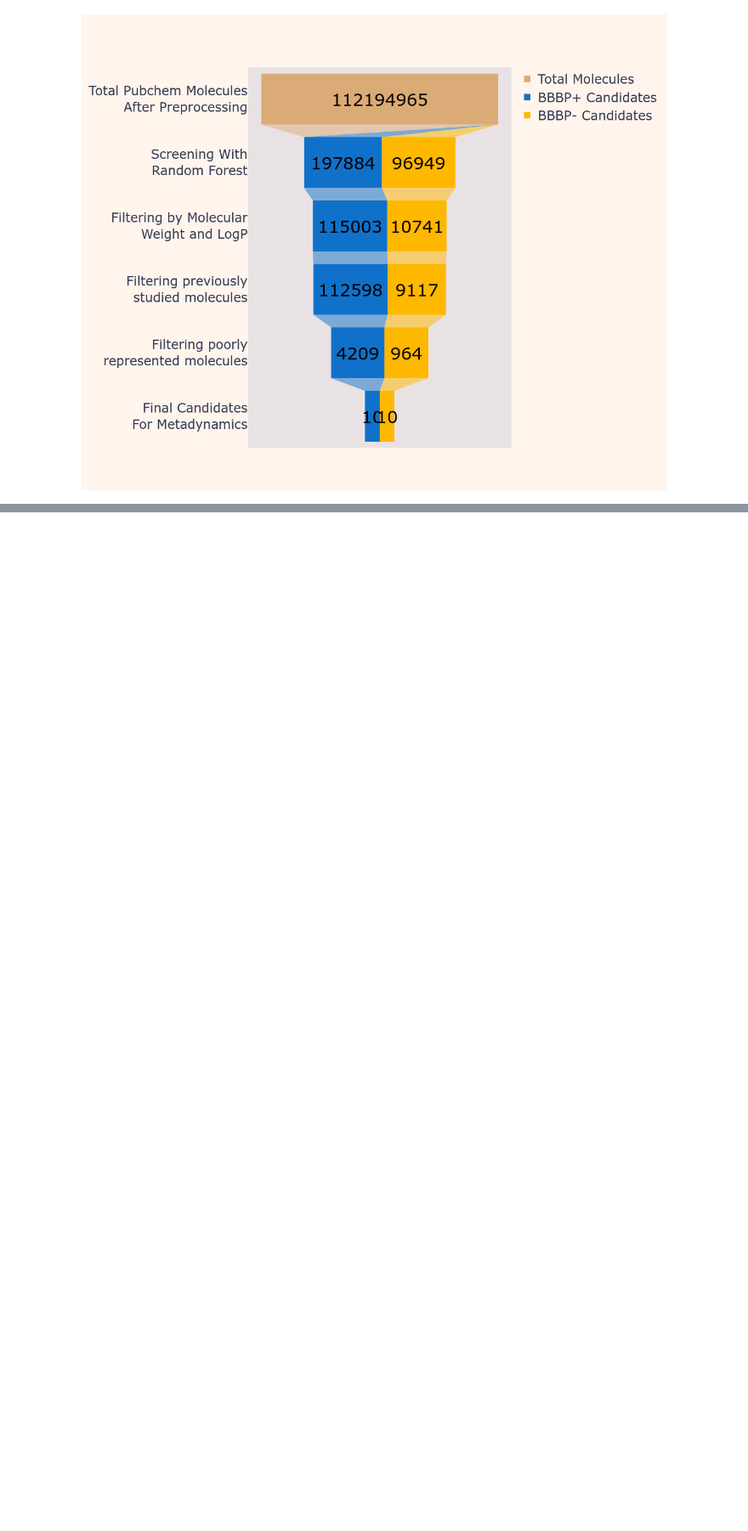
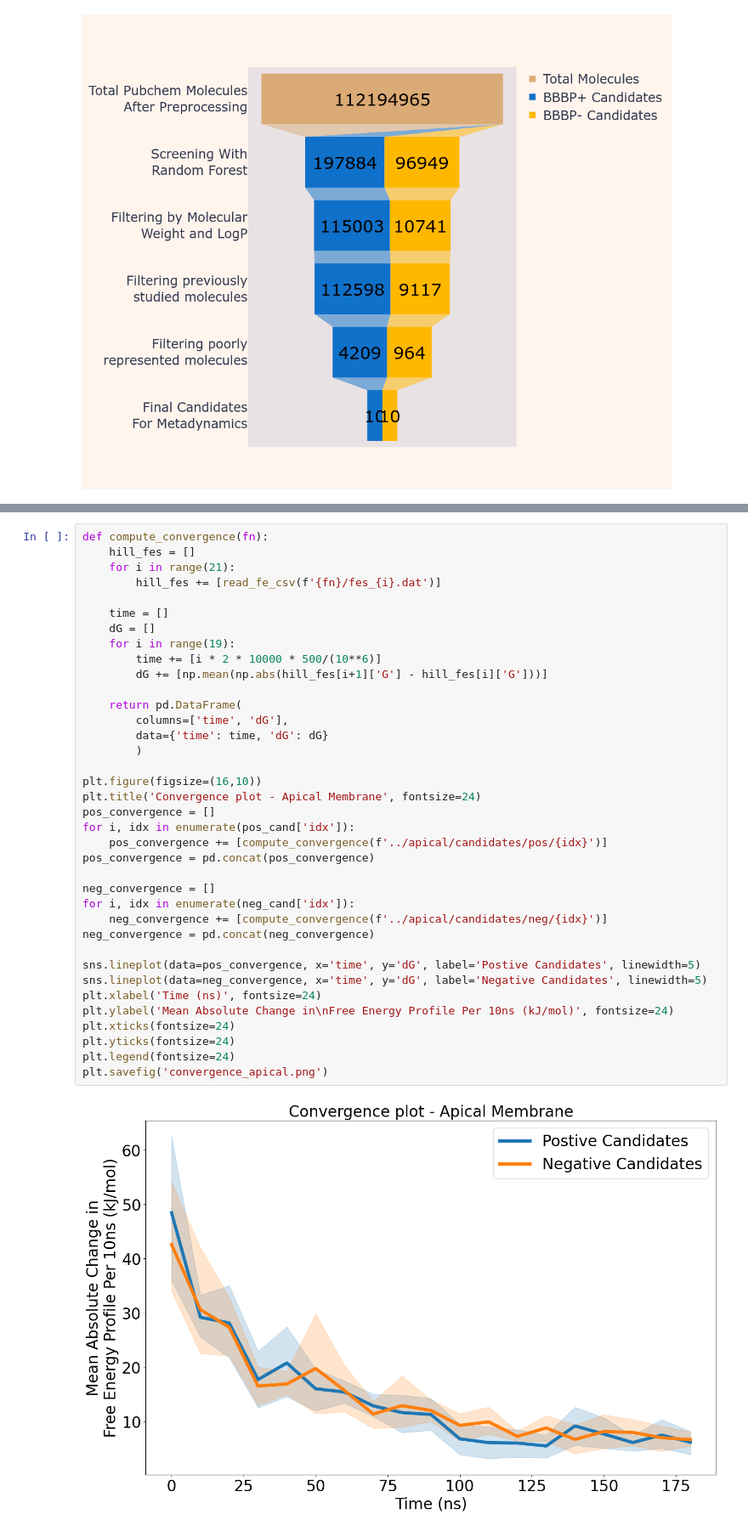
Before and after one commit to HenryJia/BBBP-MD, a Jupyter notebook: ipynb/plot_pubchem.ipynb, the cells around one changed output, grey strips where cells are left out. Shown: that part at 85% size. Drawn from its saved outputs; the diff is of its cells as text; blank space fills up the shorter version.

```diff
--- a/ipynb/plot_pubchem.ipynb
+++ b/ipynb/plot_pubchem.ipynb
@@ -87,0 +244,39 @@ fig.show()
+# %%
+def compute_convergence(fn):
+    hill_fes = []
+    for i in range(21):
+        hill_fes += [read_fe_csv(f'{fn}/fes_{i}.dat')]
+
+    time = []
+    dG = []
+    for i in range(19):
+        time += [i * 2 * 10000 * 500/(10**6)]
+        dG += [np.mean(np.abs(hill_fes[i+1]['G'] - hill_fes[i]['G']))]
+
+    return pd.DataFrame(
+        columns=['time', 'dG'],
+        data={'time': time, 'dG': dG}
+        )
+
+plt.figure(figsize=(16,10))
+plt.title('Convergence plot - Apical Membrane', fontsize=24)
+pos_convergence = []
+for i, idx in enumerate(pos_cand['idx']):
+    pos_convergence += [compute_convergence(f'../apical/candidates/pos/{idx}')]
+pos_convergence = pd.concat(pos_convergence)
+
+neg_convergence = []
+for i, idx in enumerate(neg_cand['idx']):
+    neg_convergence += [compute_convergence(f'../apical/candidates/neg/{idx}')]
+neg_convergence = pd.concat(neg_convergence)
+
+sns.lineplot(data=pos_convergence, x='time', y='dG', label='Postive Candidates', linewidth=5)
+sns.lineplot(data=neg_convergence, x='time', y='dG', label='Negative Candidates', linewidth=5)
+plt.xlabel('Time (ns)', fontsize=24)
+plt.ylabel('Mean Absolute Change in\nFree Energy Profile Per 10ns (kJ/mol)', fontsize=24)
+plt.xticks(fontsize=24)
+plt.yticks(fontsize=24)
+plt.legend(fontsize=24)
+plt.savefig('convergence_apical.png')
+# %% [output]
+[figure, added]
```
Also changed, not shown: parts of 8 cells of this notebook, 5 other files.
